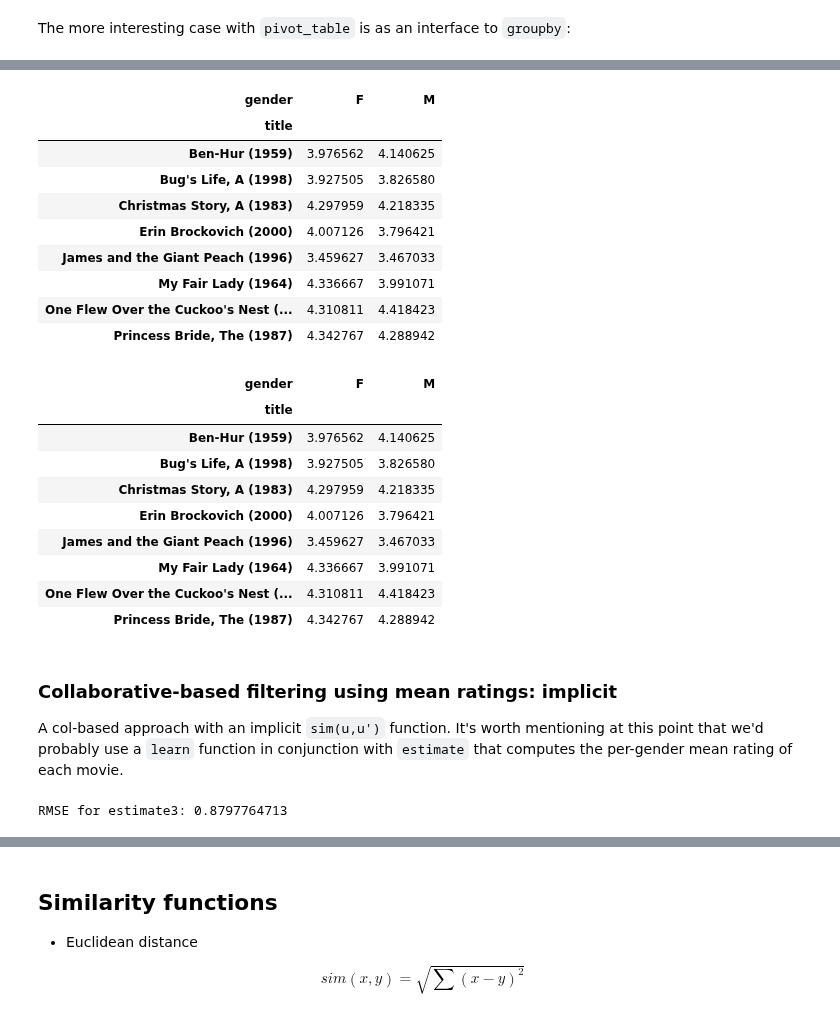
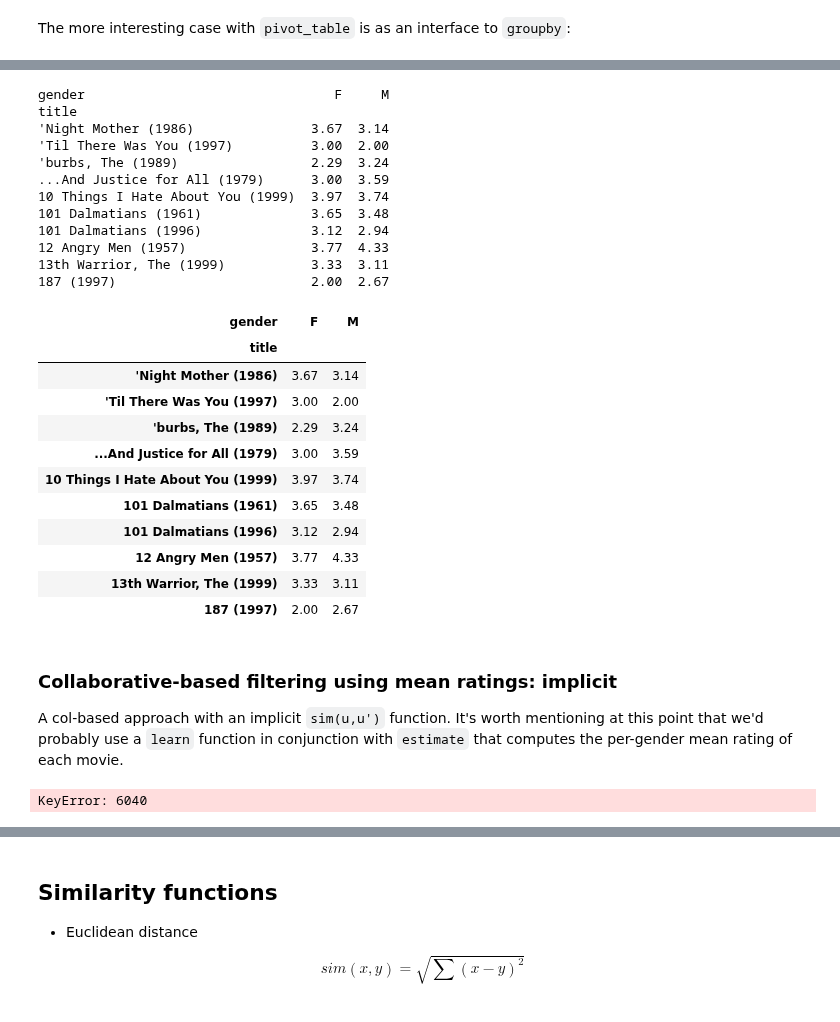
Before and after one commit to aurora1625/pycon2013, a Jupyter notebook: pycon.ipynb, the cells around one changed output, grey strips where cells are left out. Saved outputs shown, nothing was run; the diff lists cells and outputs as text; code cells hidden in the pictures.

```diff
--- a/pycon.ipynb
+++ b/pycon.ipynb
@@ -861,6 +862,8 @@ Using `pd.merge` we get it all into  one big DataFrame.
 # %%
 movielens = pd.merge(pd.merge(ratings, users), movies)
 # let's work with a smaller subset for speed reasons
-movielens = movielens.ix[np.random.choice(movielens.index.size, 10000)]
+movielens = movielens.ix[np.random.choice(movielens.index, size=100000, replace=False)]
+print movielens.user_id.nunique()
+print movielens.movie_id.nunique()
 movielens
 # %% [output]
@@ -1083,29 +1101,35 @@ Name: rating
 # %%
-movielens.groupby(['gender', 'title'])['rating'].mean().unstack('gender')
+by_gender_title = movielens.groupby(['gender', 'title'])['rating'].mean().unstack('gender')
+print by_gender_title.head(10)
 # %% [output]
-| gender | F | M |
-| title |  |  |
-| Ben-Hur (1959) | 3.976562 | 4.140625 |
-| Bug's Life, A (1998) | 3.927505 | 3.826580 |
-| Christmas Story, A (1983) | 4.297959 | 4.218335 |
-| Erin Brockovich (2000) | 4.007126 | 3.796421 |
-| James and the Giant Peach (1996) | 3.459627 | 3.467033 |
-| My Fair Lady (1964) | 4.336667 | 3.991071 |
-| One Flew Over the Cuckoo's Nest (... | 4.310811 | 4.418423 |
-| Princess Bride, The (1987) | 4.342767 | 4.288942 |
+gender                                F     M
+title
+'Night Mother (1986)               3.67  3.14
+'Til There Was You (1997)          3.00  2.00
+'burbs, The (1989)                 2.29  3.24
+...And Justice for All (1979)      3.00  3.59
+10 Things I Hate About You (1999)  3.97  3.74
+101 Dalmatians (1961)              3.65  3.48
+101 Dalmatians (1996)              3.12  2.94
+12 Angry Men (1957)                3.77  4.33
+13th Warrior, The (1999)           3.33  3.11
+187 (1997)                         2.00  2.67
 # %%
-movielens.pivot_table('rating', rows='title', cols='gender')
+by_gender_title = movielens.pivot_table('rating', rows='title', cols='gender')
+by_gender_title.head(10)
 # %% [output]
 | gender | F | M |
 | title |  |  |
-| Ben-Hur (1959) | 3.976562 | 4.140625 |
-| Bug's Life, A (1998) | 3.927505 | 3.826580 |
-| Christmas Story, A (1983) | 4.297959 | 4.218335 |
-| Erin Brockovich (2000) | 4.007126 | 3.796421 |
-| James and the Giant Peach (1996) | 3.459627 | 3.467033 |
-| My Fair Lady (1964) | 4.336667 | 3.991071 |
-| One Flew Over the Cuckoo's Nest (... | 4.310811 | 4.418423 |
-| Princess Bride, The (1987) | 4.342767 | 4.288942 |
+| 'Night Mother (1986) | 3.67 | 3.14 |
+| 'Til There Was You (1997) | 3.00 | 2.00 |
+| 'burbs, The (1989) | 2.29 | 3.24 |
+| ...And Justice for All (1979) | 3.00 | 3.59 |
+| 10 Things I Hate About You (1999) | 3.97 | 3.74 |
+| 101 Dalmatians (1961) | 3.65 | 3.48 |
+| 101 Dalmatians (1996) | 3.12 | 2.94 |
+| 12 Angry Men (1957) | 3.77 | 4.33 |
+| 13th Warrior, The (1999) | 3.33 | 3.11 |
+| 187 (1997) | 2.00 | 2.67 |
 # %% [markdown]
 ### Collaborative-based filtering using mean ratings: implicit
 
@@ -1118,11 +1142,11 @@ def estimate3(user_id, item_id):
     """ Collaborative filtering using an implicit sim(u,u'). """
     df_subset = movielens_train[movielens_train.movie_id == item_id]
     movie_means = df_subset.groupby('gender')['rating'].mean()
-    return movie_means[users.ix[user_id, 'gender']]
+    return movie_means.get(users.ix[user_id, 'gender'], default=3.0)
 
-print 'RMSE for estimate3: %s' % evaluate_new(estimate3)
+print 'RMSE for estimate3: %s' % evaluate(estimate3)
 # %% [output]
-RMSE for estimate3: 0.8797764713
+KeyError: 6040
 # %%
 def estimate4(user_id, item_id):
     """ Collaborative filtering using an implicit sim(u,u'). """
```
Also changed, not shown: parts of 43 cells of this notebook.
